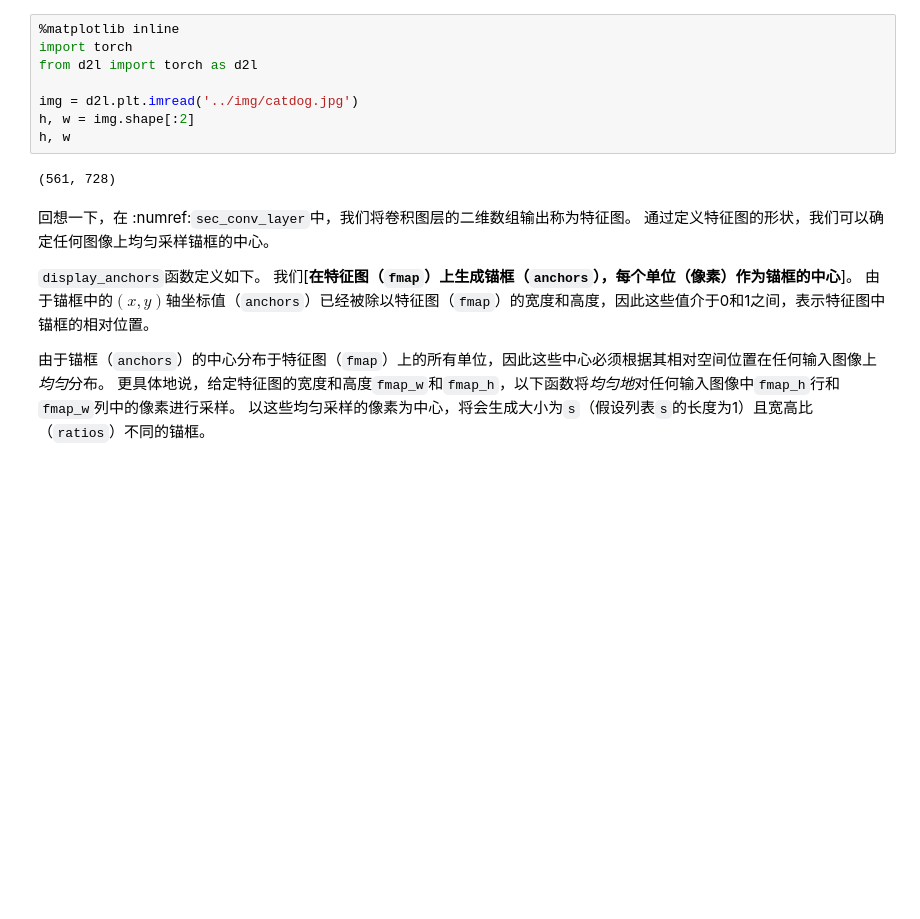
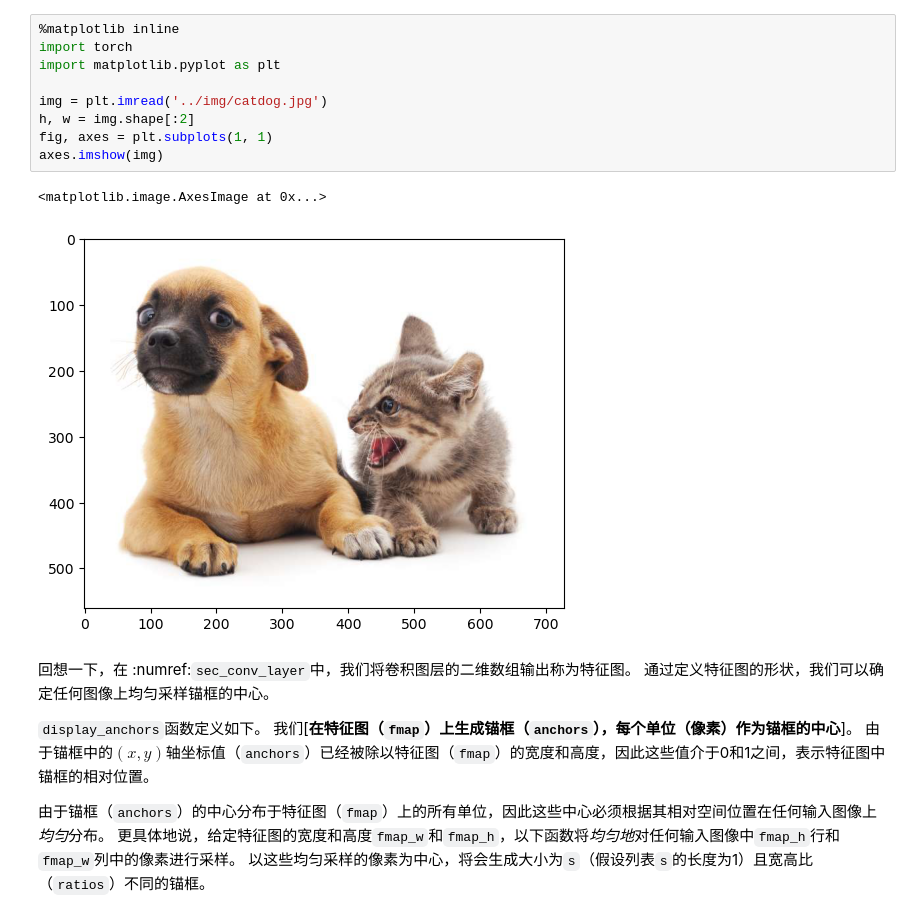
Before and after one commit to usstziyi/d2l-pytorch, a Jupyter notebook: chapter_computer-vision/multiscale-object-detection.ipynb, the cells around one changed output. Saved outputs shown, nothing was run; the diff lists cells and outputs as text; blank space fills up the shorter version.

```diff
--- a/chapter_computer-vision/multiscale-object-detection.ipynb
+++ b/chapter_computer-vision/multiscale-object-detection.ipynb
@@ -22,13 +252,15 @@
 # %%
 %matplotlib inline
 import torch
-from d2l import torch as d2l
+import matplotlib.pyplot as plt
 
-img = d2l.plt.imread('../img/catdog.jpg')
+img = plt.imread('../img/catdog.jpg')
 h, w = img.shape[:2]
-h, w
+fig, axes = plt.subplots(1, 1)
+axes.imshow(img)
 # %% [output]
-(561, 728)
+<matplotlib.image.AxesImage at 0x...>
+[figure, added]
 # %% [markdown]
 回想一下，在 :numref:`sec_conv_layer`中，我们将卷积图层的二维数组输出称为特征图。
 通过定义特征图的形状，我们可以确定任何图像上均匀采样锚框的中心。
```
Also changed, not shown: parts of 15 cells of this notebook, 1 other file.
